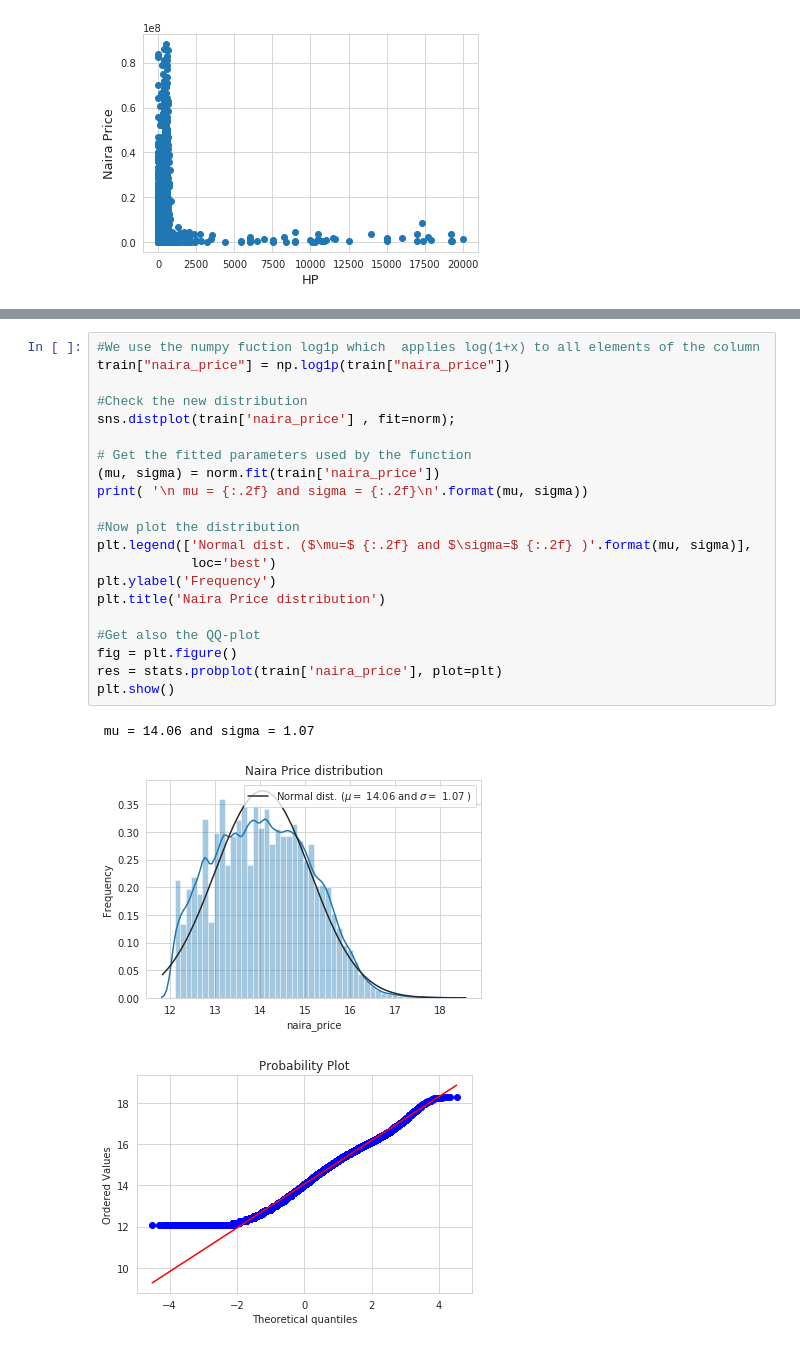
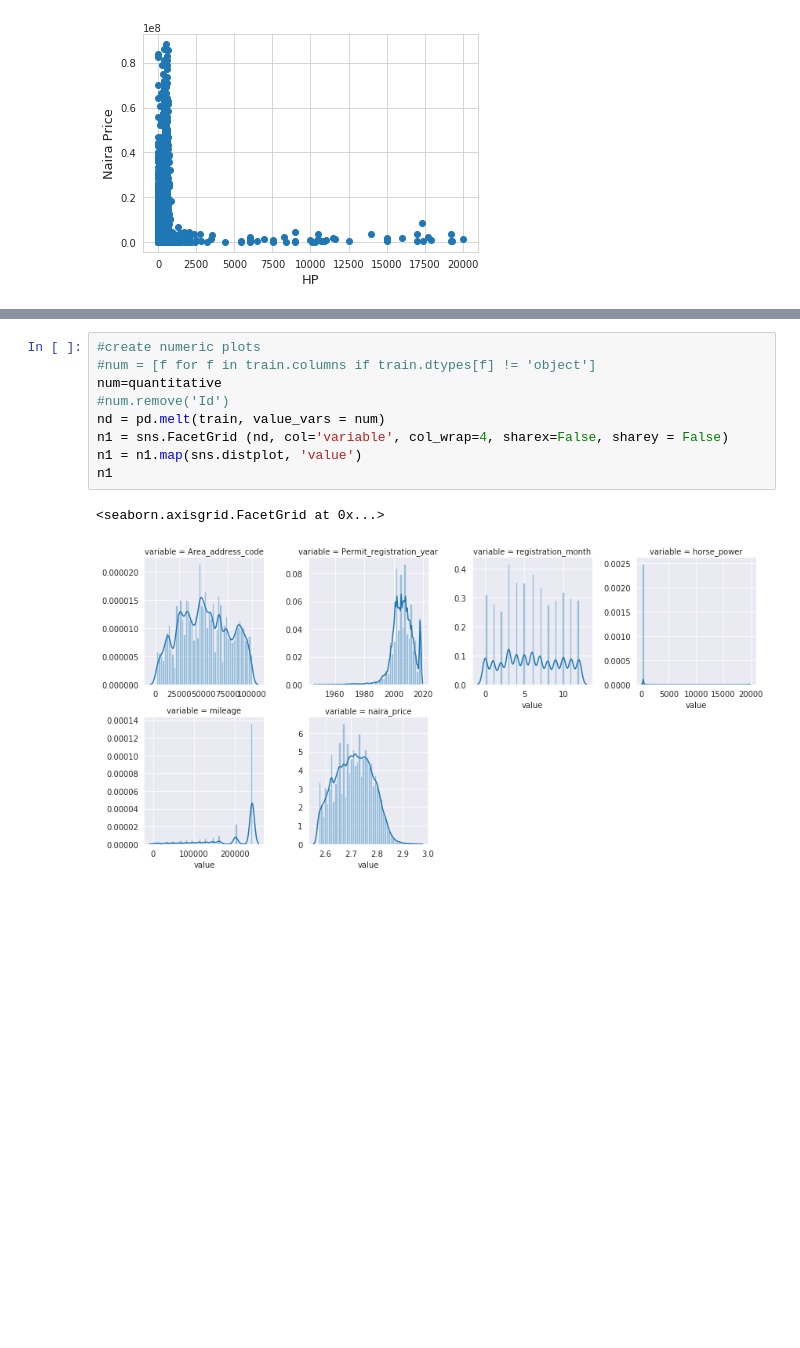
Before and after one commit to Ayanlola2002/Data-Science-Nigeria, a Jupyter notebook: best_car_price.ipynb, the cells around one changed output, grey strips where cells are left out. Drawn from its saved outputs; the diff is of its cells as text; blank space fills up the shorter version.

```diff
--- a/best_car_price.ipynb
+++ b/best_car_price.ipynb
@@ -613,25 +534,12 @@ plt.show()
-# %%
-#We use the numpy fuction log1p which  applies log(1+x) to all elements of the column
-train["naira_price"] = np.log1p(train["naira_price"])
-
-#Check the new distribution
-sns.distplot(train['naira_price'] , fit=norm);
-
-# Get the fitted parameters used by the function
-(mu, sigma) = norm.fit(train['naira_price'])
-print( '\n mu = {:.2f} and sigma = {:.2f}\n'.format(mu, sigma))
-
-#Now plot the distribution
-plt.legend(['Normal dist. ($\mu=$ {:.2f} and $\sigma=$ {:.2f} )'.format(mu, sigma)],
-            loc='best')
-plt.ylabel('Frequency')
-plt.title('Naira Price distribution')
-
-#Get also the QQ-plot
-fig = plt.figure()
-res = stats.probplot(train['naira_price'], plot=plt)
-plt.show()
-# %% [output]
- mu = 14.06 and sigma = 1.07
-[figure, removed]
-[figure, removed]
+# %%
+#create numeric plots
+#num = [f for f in train.columns if train.dtypes[f] != 'object']
+num=quantitative
+#num.remove('Id')
+nd = pd.melt(train, value_vars = num)
+n1 = sns.FacetGrid (nd, col='variable', col_wrap=4, sharex=False, sharey = False)
+n1 = n1.map(sns.distplot, 'value')
+n1
+# %% [output]
+<seaborn.axisgrid.FacetGrid at 0x...>
+[figure, added]
```
Also changed, not shown: parts of 17 cells of this notebook.
